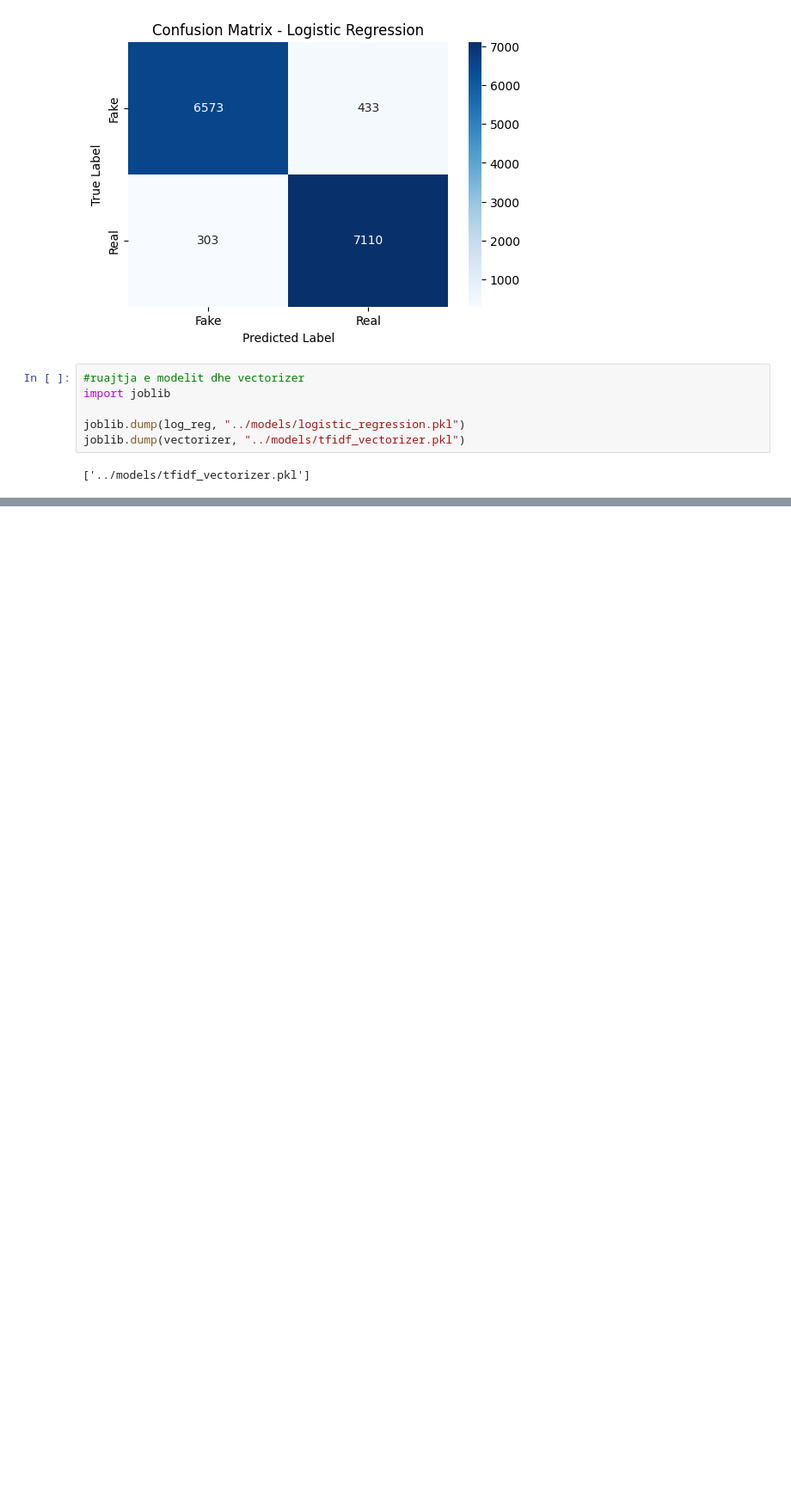
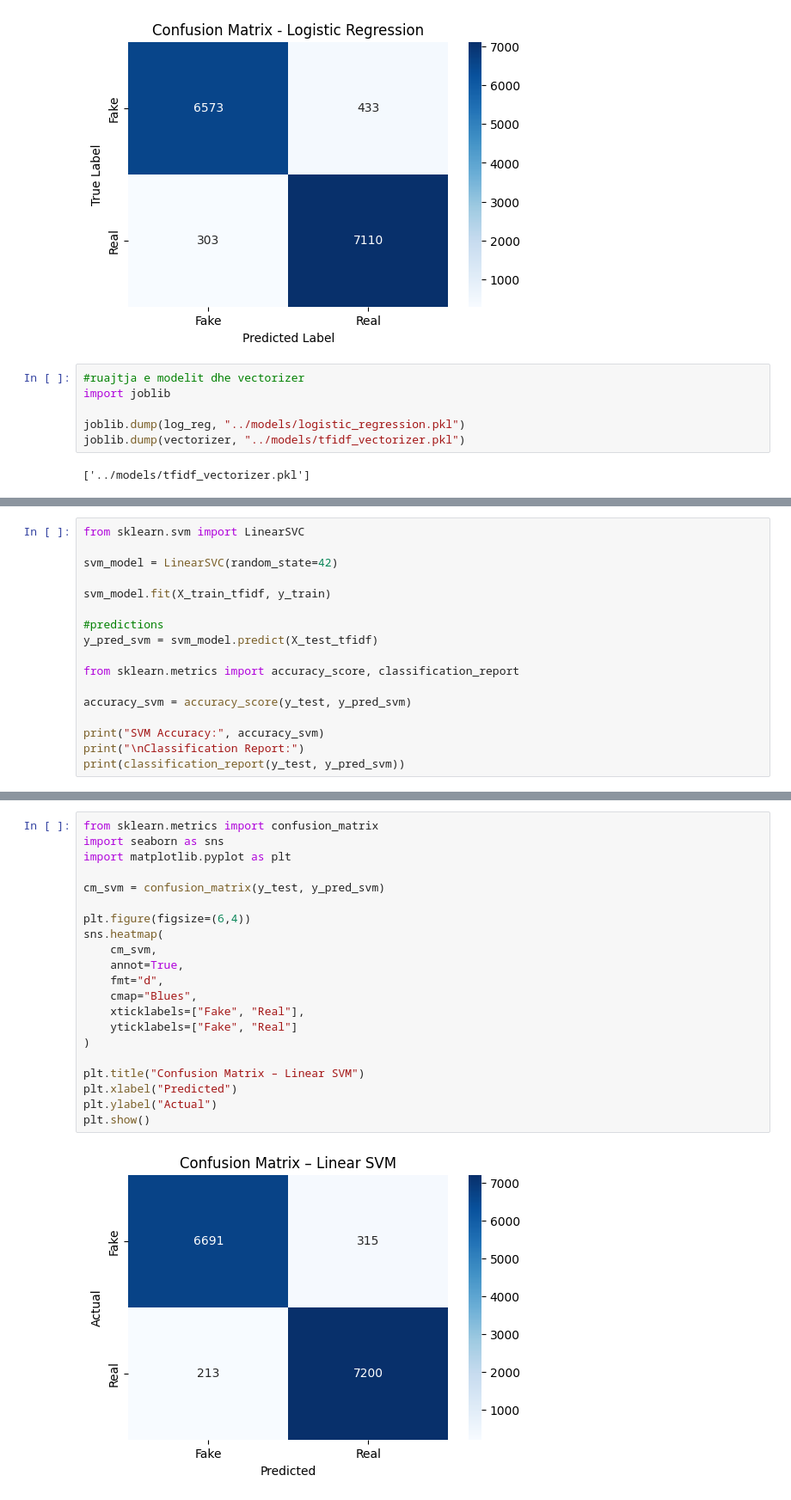
Before and after one commit to Beltinaa/fake-news-detection-project, a Jupyter notebook: notebooks/eda.ipynb, the cells around one changed output, grey strips where cells are left out. Shown at 86% size. Cells and saved outputs as stored; diff of their text form; blank space fills up the shorter version.

```diff
--- a/notebooks/eda.ipynb
+++ b/notebooks/eda.ipynb
@@ -134,0 +198,17 @@ joblib.dump(vectorizer, "../models/tfidf_vectorizer.pkl")
+# %%
+from sklearn.svm import LinearSVC
+
+svm_model = LinearSVC(random_state=42)
+
+svm_model.fit(X_train_tfidf, y_train)
+
+#predictions
+y_pred_svm = svm_model.predict(X_test_tfidf)
+
+from sklearn.metrics import accuracy_score, classification_report
+
+accuracy_svm = accuracy_score(y_test, y_pred_svm)
+
+print("SVM Accuracy:", accuracy_svm)
+print("\nClassification Report:")
+print(classification_report(y_test, y_pred_svm))
@@ -134,0 +227,23 @@ joblib.dump(vectorizer, "../models/tfidf_vectorizer.pkl")
+# %%
+from sklearn.metrics import confusion_matrix
+import seaborn as sns
+import matplotlib.pyplot as plt
+
+cm_svm = confusion_matrix(y_test, y_pred_svm)
+
+plt.figure(figsize=(6,4))
+sns.heatmap(
+    cm_svm,
+    annot=True,
+    fmt="d",
+    cmap="Blues",
+    xticklabels=["Fake", "Real"],
+    yticklabels=["Fake", "Real"]
+)
+
+plt.title("Confusion Matrix – Linear SVM")
+plt.xlabel("Predicted")
+plt.ylabel("Actual")
+plt.show()
+# %% [output]
+[figure, added]
```
Also changed, not shown: parts of 8 cells of this notebook.
